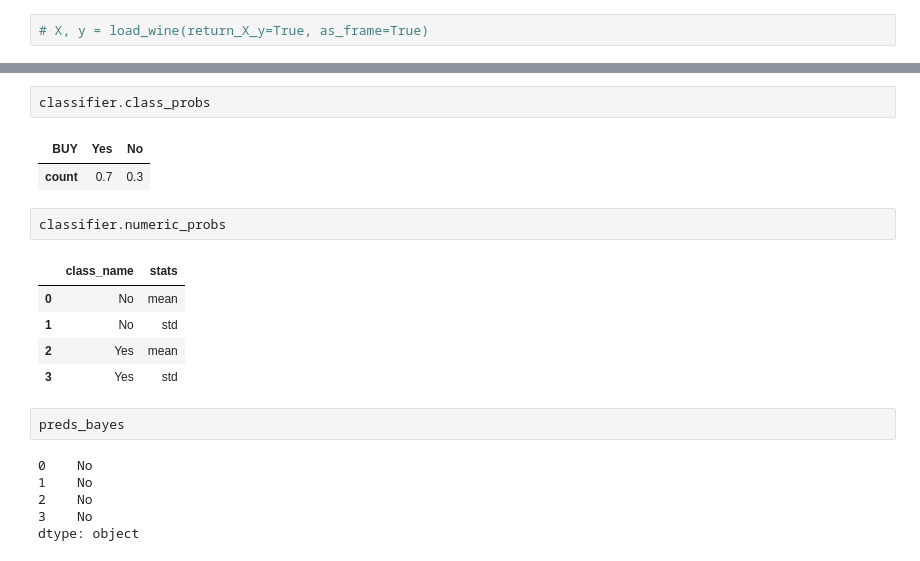
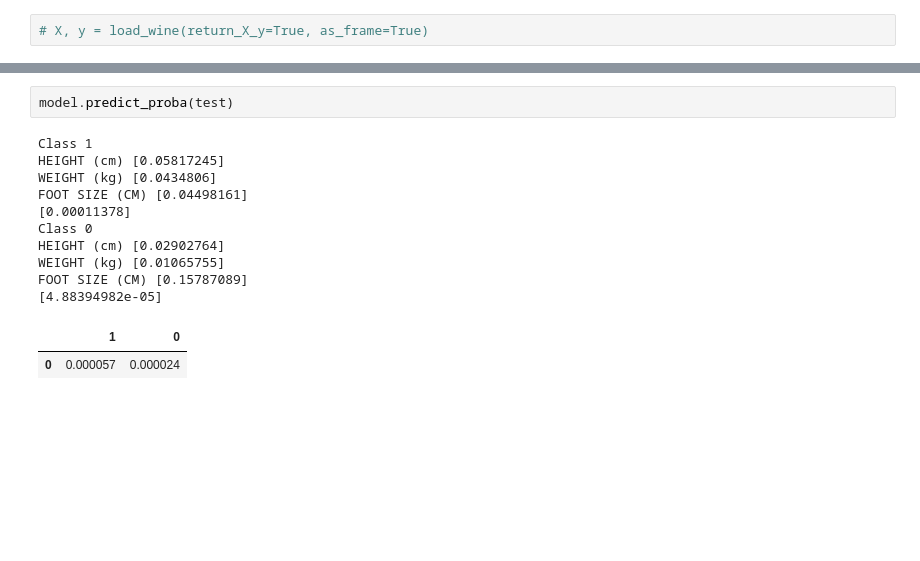
Before and after one commit to PugtgYosuky/FIAD-project, a Jupyter notebook: src/bayes.ipynb, the cells around one changed output, grey strips where cells are left out. Saved outputs shown, nothing was run; the diff lists cells and outputs as text; blank space fills up the shorter version.

```diff
--- a/src/bayes.ipynb
+++ b/src/bayes.ipynb
@@ -211,21 +319,15 @@ classifier.categorical_probs
-# %%
-classifier.class_probs
-# %% [output]
-| BUY | Yes | No |
-| count | 0.7 | 0.3 |
-# %%
-classifier.numeric_probs
-# %% [output]
-|  | class_name | stats |
-| 0 | No | mean |
-| 1 | No | std |
-| 2 | Yes | mean |
-| 3 | Yes | std |
-# %%
-preds_bayes
-# %% [output]
-0    No
-1    No
-2    No
-3    No
-dtype: object
+# %%
+model.predict_proba(test)
+# %% [output]
+Class 1
+HEIGHT (cm) [0.05817245]
+WEIGHT (kg) [0.0434806]
+FOOT SIZE (CM) [0.04498161]
+[0.00011378]
+Class 0
+HEIGHT (cm) [0.02902764]
+WEIGHT (kg) [0.01065755]
+FOOT SIZE (CM) [0.15787089]
+[4.88394982e-05]
+|  | 1 | 0 |
+| 0 | 0.000057 | 0.000024 |
```
Also changed, not shown: parts of 43 cells of this notebook.
